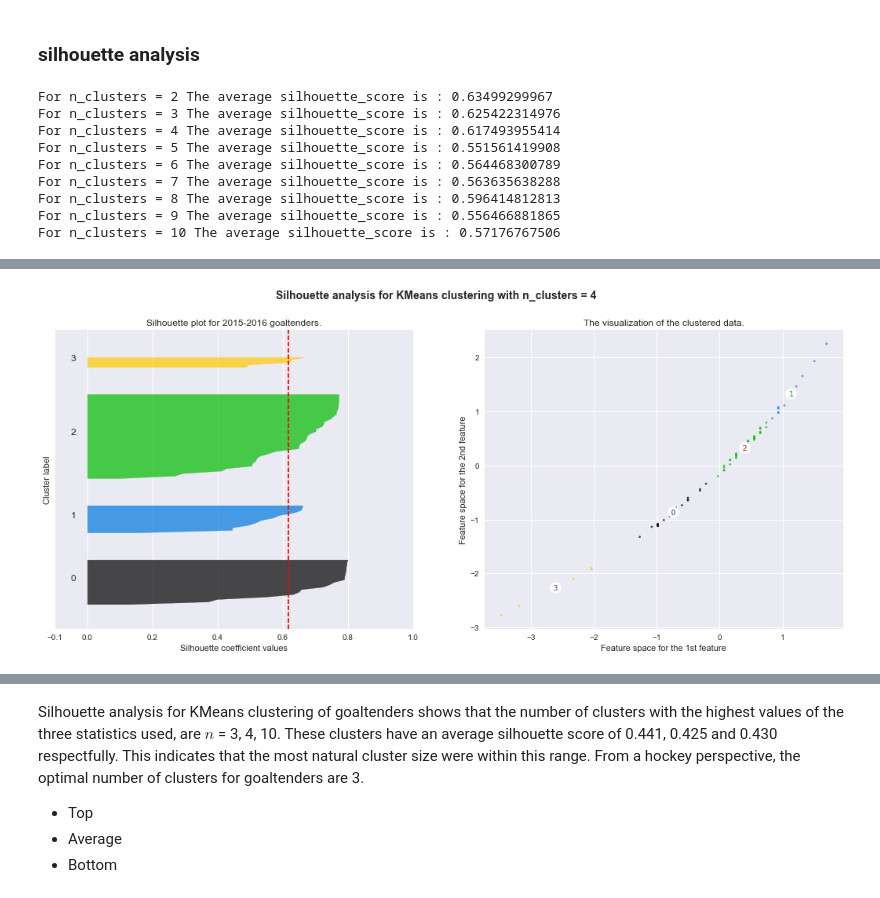
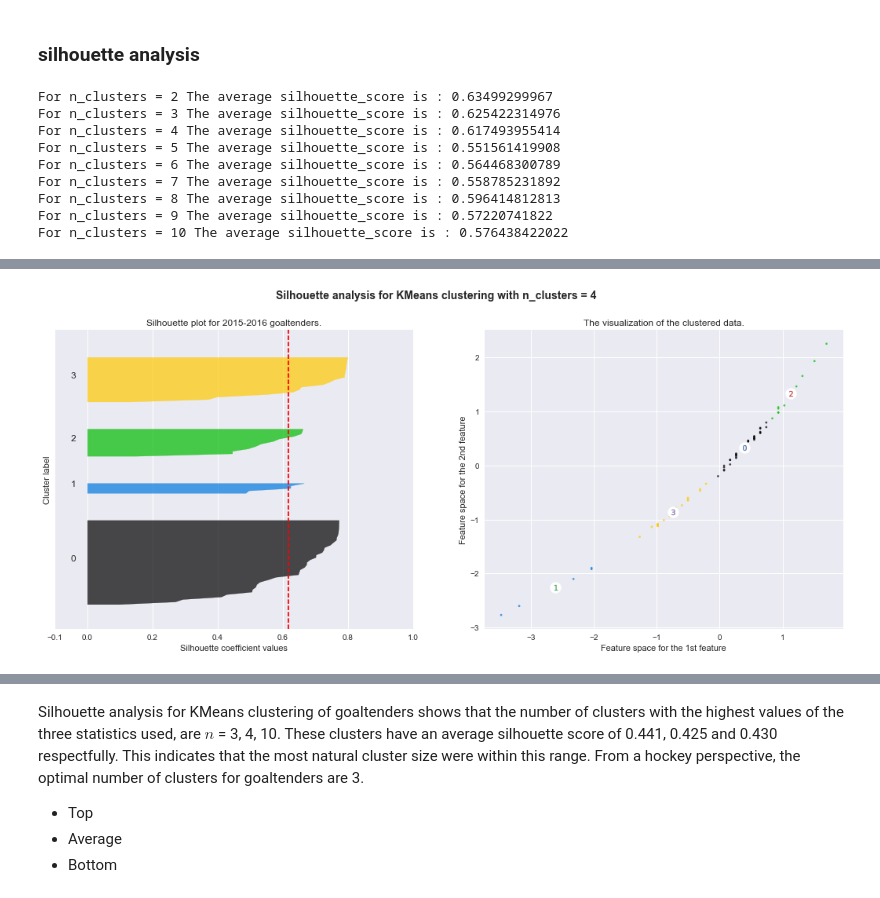
Before and after one commit to stephtselios/nhl_roster_design, a Jupyter notebook: clusters/cluster_analysis_2015.ipynb, the cells around one changed output, grey strips where cells are left out. Saved outputs shown, nothing was run; the diff lists cells and outputs as text; code cells hidden in the pictures.

```diff
--- a/clusters/cluster_analysis_2015.ipynb
+++ b/clusters/cluster_analysis_2015.ipynb
@@ -486,7 +482,7 @@ for n_clusters in cluster_range:
 
   # Initialize the clusterer with n_clusters value and a random generator
   # seed of 10 for reproducibility.
-  clusterer = KMeans(n_clusters=n_clusters, max_iter=1000, random_state=10)
+  clusterer = KMeans(n_clusters=n_clusters, init='k-means++', max_iter=1000, random_state=201)
   cluster_labels = clusterer.fit_predict( w_scaled )
 
   # The silhouette_score gives the average value for all the samples.
@@ -522,8 +518,8 @@ for n_clusters in cluster_range:
       # Compute the new y_lower for next plot
       y_lower = y_upper + 10  # 10 for the 0 samples
 
-  ax1.set_title("2015-16 wingers silhouette plot.")
-  ax1.set_xlabel("The silhouette coefficient values")
+  ax1.set_title("Silhouette plot for 2015-16 wingers.")
+  ax1.set_xlabel("Silhouette coefficient values")
   ax1.set_ylabel("Cluster label")
 
   # The vertical line for average silhoutte score of all the values
@@ -546,7 +542,7 @@ for n_clusters in cluster_range:
   for i, c in enumerate(centers):
       ax2.scatter(c[0], c[1], marker='$%d$' % i, alpha=1, s=50)
 
-  ax2.set_title("The visualization of the clustered data.")
+  ax2.set_title("Visualization of the clustered data.")
 
 
   plt.suptitle(("Silhouette analysis for KMeans clustering "
@@ -730,9 +721,9 @@ cluster_range = range( 1, 11 )
 cluster_errors = []
 
 for num_clusters in cluster_range:
-  clusters = KMeans( num_clusters )
-  clusters.fit( d_scaled )
-  cluster_errors.append( clusters.inertia_ )
+  clusters = KMeans(num_clusters, init='k-means++', max_iter=1000, random_state=1000)
+  clusters.fit(d_scaled)
+  cluster_errors.append(clusters.inertia_)
 # %%
 clusters_dwd = pd.DataFrame( { "num_clusters":cluster_range, "cluster_errors": cluster_errors } )
 clusters_dwd[0:10]
@@ -790,7 +781,7 @@ for n_clusters in cluster_range:
 
   # Initialize the clusterer with n_clusters value and a random generator
   # seed of 10 for reproducibility.
-  clusterer = KMeans(n_clusters=n_clusters, max_iter=1000, random_state=10)
+  clusterer = KMeans(n_clusters=n_clusters, init='k-means++', max_iter=1000, random_state=1000)
   cluster_labels = clusterer.fit_predict( d_scaled )
 
   # The silhouette_score gives the average value for all the samples.
@@ -850,9 +841,8 @@ for n_clusters in cluster_range:
   for i, c in enumerate(centers):
       ax2.scatter(c[0], c[1], marker='$%d$' % i, alpha=1, s=50)
 
-  ax2.set_title("The visualization of the clustered data.")
-  ax2.set_xlabel("Feature space for the 1st feature")
-  ax2.set_ylabel("Feature space for the 2nd feature")
+  ax2.set_title("Visualization of the clustered data.")
+
 
   plt.suptitle(("Silhouette analysis for KMeans clustering "
                 "with n_clusters = %d" % n_clusters),
@@ -1045,9 +1035,9 @@ cluster_range = range( 1, 11 )
 cluster_errors = []
 
 for num_clusters in cluster_range:
-  clusters = KMeans( num_clusters )
-  clusters.fit( g_scaled )
-  cluster_errors.append( clusters.inertia_ )
+  clusters = KMeans(num_clusters, init='k-means++', max_iter=10000, random_state=100)
+  clusters.fit(g_scaled)
+  cluster_errors.append(clusters.inertia_)
 # %%
 clusters_dglt = pd.DataFrame( { "num_clusters":cluster_range, "cluster_errors": cluster_errors } )
 clusters_dglt[0:10]
@@ -1105,7 +1095,7 @@ for n_clusters in cluster_range:
 
   # Initialize the clusterer with n_clusters value and a random generator
   # seed of 10 for reproducibility.
-  clusterer = KMeans(n_clusters=n_clusters, max_iter=1000, random_state=10)
+  clusterer = KMeans(n_clusters=n_clusters, init='k-means++', max_iter=1000, random_state=100)
   cluster_labels = clusterer.fit_predict( g_scaled )
 
   # The silhouette_score gives the average value for all the samples.
@@ -1181,7 +1171,7 @@ For n_clusters = 3 The average silhouette_score is : 0.625422314976
 For n_clusters = 4 The average silhouette_score is : 0.617493955414
 For n_clusters = 5 The average silhouette_score is : 0.551561419908
 For n_clusters = 6 The average silhouette_score is : 0.564468300789
-For n_clusters = 7 The average silhouette_score is : 0.563635638288
+For n_clusters = 7 The average silhouette_score is : 0.558785231892
 For n_clusters = 8 The average silhouette_score is : 0.596414812813
-For n_clusters = 9 The average silhouette_score is : 0.556466881865
-For n_clusters = 10 The average silhouette_score is : 0.57176767506
+For n_clusters = 9 The average silhouette_score is : 0.57220741822
+For n_clusters = 10 The average silhouette_score is : 0.576438422022
@@ -1190 +1180 @@ For n_clusters = 10 The average silhouette_score is : 0.57176767506
-[figure, old version]
+[figure, new version]
```
Also changed, not shown: parts of 35 cells of this notebook, 10 other files.
